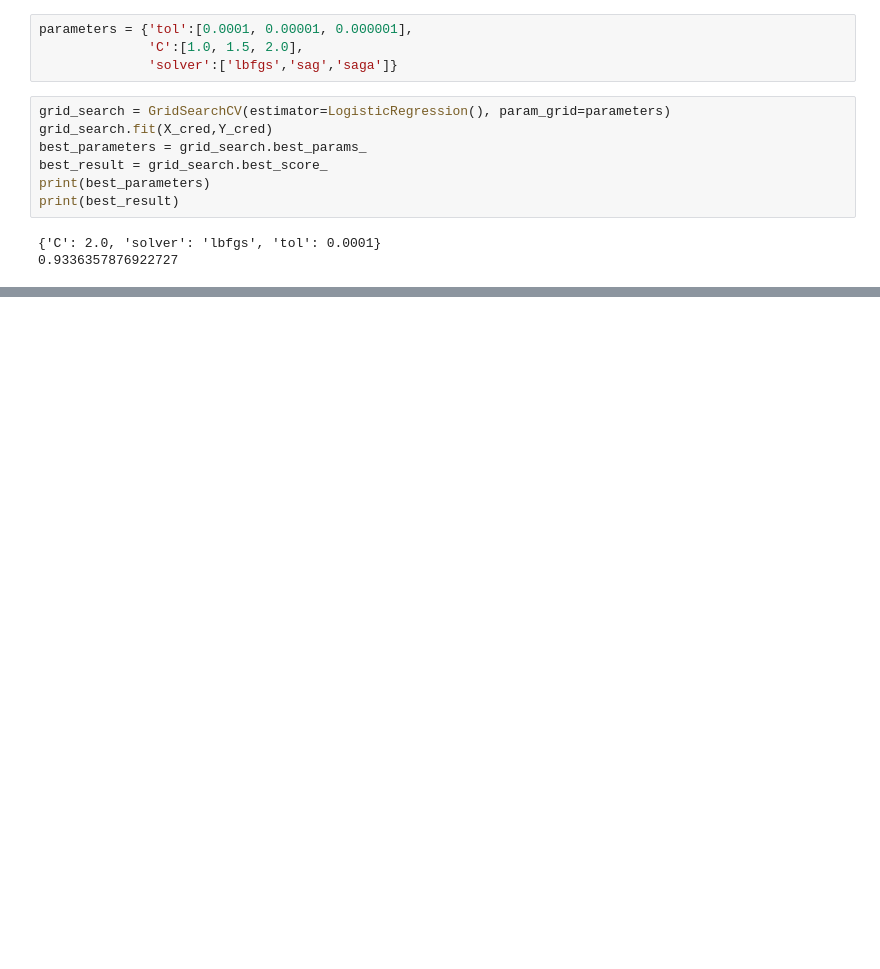
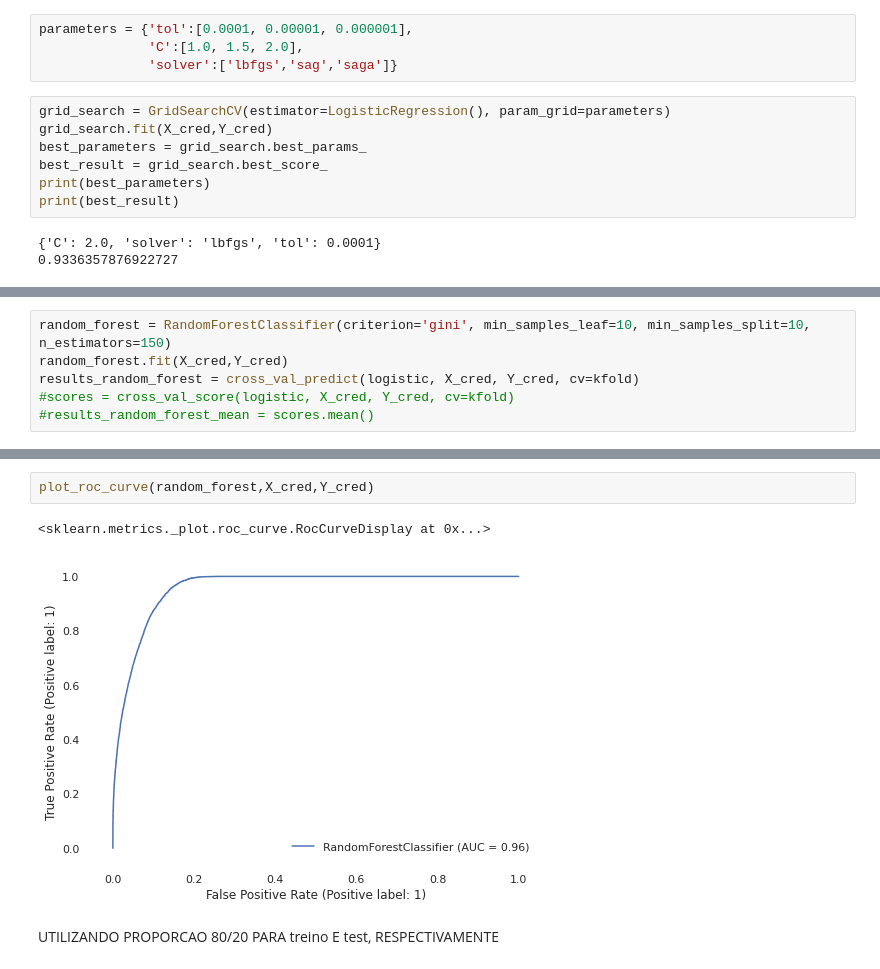
Before and after one commit to Renan-LS/Renan-LS, a Jupyter notebook: cred_score.ipynb, the cells around one changed output, grey strips where cells are left out. Saved outputs shown, nothing was run; the diff lists cells and outputs as text; blank space fills up the shorter version.

```diff
--- a/cred_score.ipynb
+++ b/cred_score.ipynb
@@ -319,0 +349,6 @@ Cross Validation
+# %%
+random_forest = RandomForestClassifier(criterion='gini', min_samples_leaf=10, min_samples_split=10, n_estimators=150)
+random_forest.fit(X_cred,Y_cred)
+results_random_forest = cross_val_predict(logistic, X_cred, Y_cred, cv=kfold)
+#scores = cross_val_score(logistic, X_cred, Y_cred, cv=kfold)
+#results_random_forest_mean = scores.mean()
@@ -319,0 +370,7 @@ Cross Validation
+# %%
+plot_roc_curve(random_forest,X_cred,Y_cred)
+# %% [output]
+<sklearn.metrics._plot.roc_curve.RocCurveDisplay at 0x...>
+[figure, added]
+# %% [markdown]
+UTILIZANDO PROPORCAO 80/20 PARA treino E test, RESPECTIVAMENTE
```
Also changed, not shown: parts of 34 cells of this notebook.
